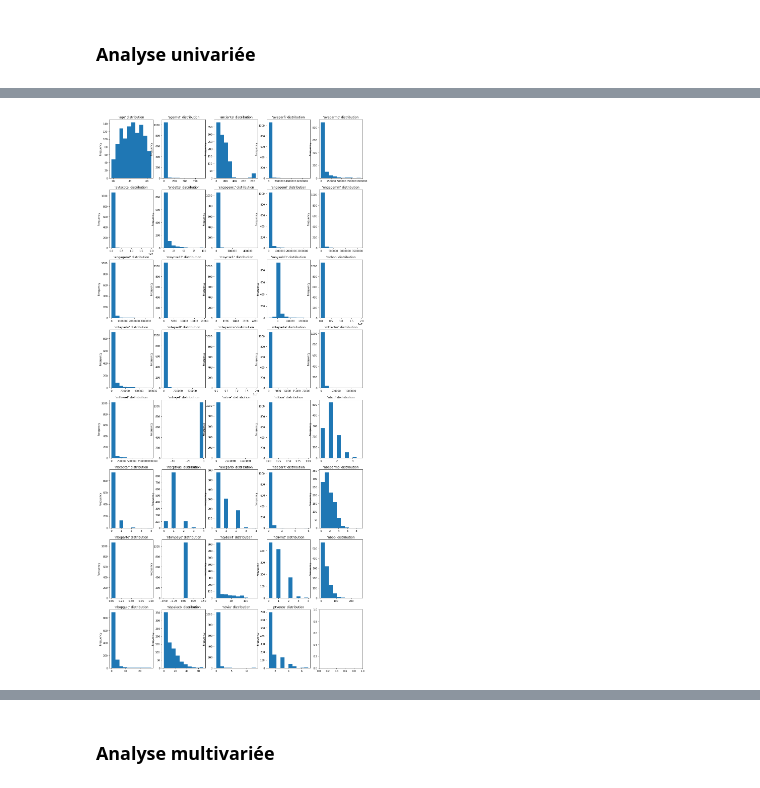
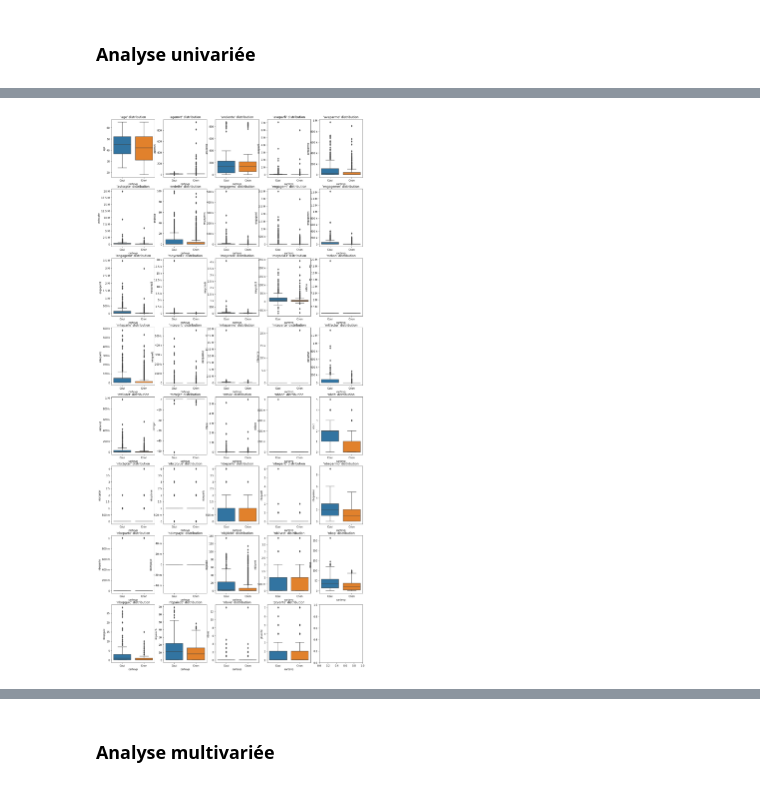
Before and after one commit to mahdiou-diallo/Projet_AppSup, a Jupyter notebook: src/visa.ipynb, the cells around one changed output, grey strips where cells are left out. Saved outputs shown, nothing was run; the diff lists cells and outputs as text; code cells hidden in the pictures.

```diff
--- a/src/visa.ipynb
+++ b/src/visa.ipynb
@@ -5,7 +7,7 @@ import matplotlib.pyplot as plt
 # %%
 data_dir = '../input'
 # %%
-visa = pd.read_csv(f'{data_dir}/VisaPremier.txt', sep='\t')
+visa = pd.read_csv(f'{data_dir}/VisaPremier.txt', delim_whitespace=True)
 # %% [markdown]
 ## Exploration des données:
 # %% [markdown]
@@ -81,6 +83,6 @@ Index(['age', 'agemvt', 'anciente', 'aveparfi', 'aveparmo', 'avtscpte',
       dtype='object')
 # %%
-quali_vars = ['cartevp', 'codeqlt', 'csp', 'departem', 'sexe', 'sitfamil'] # 'cartevpr', 'sexer'
+quali_vars = ['codeqlt', 'csp', 'departem', 'sexe', 'sitfamil'] # 'cartevpr', 'sexer'
 quanti_vars = ['age', 'agemvt', 'anciente', 'aveparfi', 'aveparmo', 'avtscpte',
                'endette', 'engagemc', 'engageml', 'engagemm', 'engagemt',
                'moycred3', 'moycredi', 'moysold3', 'mtbon', 'mteparlo', 'mteparlt',
@@ -140,6 +146,9 @@ for i in range(visa_quali.shape[1]):
     ax = axs[row, col]
     var_name = quali_vars[i]
 
-    visa_quali[var_name].value_counts().sort_index().plot.bar(ax=ax)
+#     visa_quali[var_name].value_counts().sort_index().plot.bar(ax=ax)
+    sns.countplot(x=visa_quali[var_name], hue=visa.cartevp,
+                  order=np.sort(visa_quali[var_name].unique()), ax=ax)
+    ax.yaxis.set_major_formatter(ticker.EngFormatter())
     ax.set_title(f'{var_name!r} distribution')
 # %% [output]
@@ -147,18 +156,20 @@ for i in range(visa_quali.shape[1]):
 # %%
 visa_quanti = visa[quanti_vars]
 nvars = visa_quanti.shape[1]
 ncol = 5
 nrow  = nvars // ncol + (1 if nvars%ncol != 0 else 0)
 fig, axs = plt.subplots(nrow, ncol, figsize=(18,5*nrow))
 
 for i in range(nvars):
     row, col = i//ncol, i%ncol
     ax = axs[row, col]
     var_name = quanti_vars[i]
 
-    s = visa_quanti[var_name]
+    s = visa_quanti[var_name].astype('str')
     s = s[s != '.'].astype(int) # elimination des valeurs manquantes et transformation en entier
-    s.plot.hist(ax=ax)
+#     s.plot.hist(ax=ax)
+    sns.boxplot(x=visa.cartevp, y=s, ax=ax)
+    ax.yaxis.set_major_formatter(ticker.EngFormatter())
     ax.set_title(f'{var_name!r} distribution')
 # %% [output]
-[figure, old version]
+[figure, new version]
```
Also changed, not shown: parts of 18 cells of this notebook.
